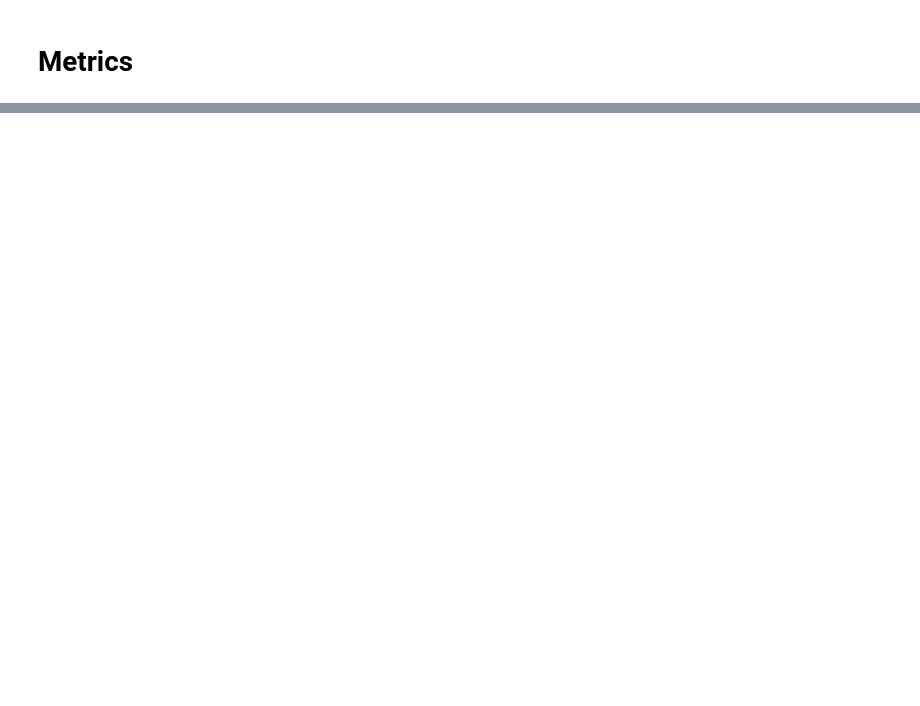
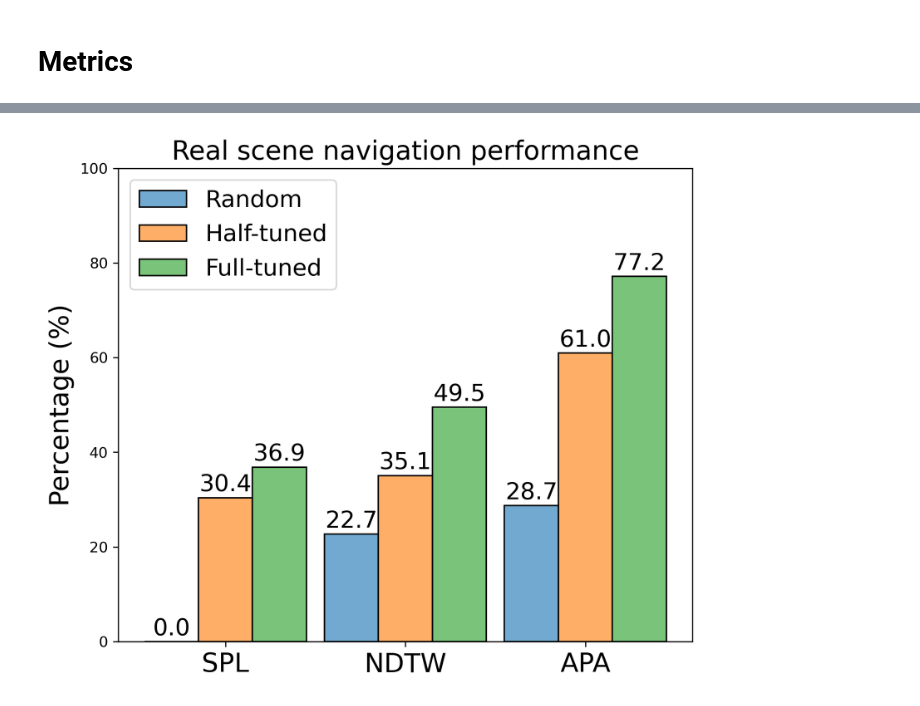
Before and after one commit to RavenKiller/MEE, a Jupyter notebook: scripts/evo_data_realscene.ipynb, the cells around one changed output, grey strips where cells are left out. Drawn from its saved outputs; the diff is of its cells as text; code cells hidden in the pictures; blank space fills up the shorter version.

```diff
--- a/scripts/evo_data_realscene.ipynb
+++ b/scripts/evo_data_realscene.ipynb
@@ -1039,20 +1016,2 @@ ce_inst[180]
 # %% [markdown]
 # Metrics
-# %%
-DATA_FOLDER = Path("/root/autodl-tmp/vlntj-ce")
-EPISODE_NUM = 13
-import math
-import numpy as np
-FORWARD = 1
-TURN_LEFT = 2
-TURN_RIGHT = 3
-class Metrics:
-    def __init__(self, pred_action, gt_action):
-        self.pred_action = pred_action
-        self.gt_action = gt_action
-        self.pred_position, self.pred_heading = self.calc_pos(pred_action)
-        self.gt_position, self.gt_heading = self.calc_pos(gt_action)
-    def calc_pose(self, action):
-        start_position = [0.0, 0.0]
-        for a in action:
-            if a==1:
@@ -1058,0 +1227,40 @@ class Metrics:
+# %%
+import matplotlib.pyplot as plt
+import numpy as np
+
+FS = 18
+species = ("SPL", "NDTW", "APA", )
+penguin_means = {
+    'Random': np.array([results_random["spl"], results_random["ndtw"], results_random["apa"]])*100,
+    'Half-tuned': np.array([results_half_tune["spl"], results_half_tune["ndtw"], results_half_tune["apa"]])*100,
+    'Full-tuned': np.array([results_full_tune["spl"], results_full_tune["ndtw"], results_full_tune["apa"]])*100,
+}
+
+x = np.arange(len(species))  # the label locations
+width = 0.3  # the width of the bars
+multiplier = 0
+
+fig, ax = plt.subplots(layout='constrained',dpi=300, figsize=(6.4,5.4))
+colors = plt.cm.viridis(np.array([0.0, 0.5, 1.0]))
+for i in range(3):
+    colors[i][3] = 0.5
+colors = ['#1f77b4a0', '#ff7f0ea0', '#2ca02ca0']
+for i, (attribute, measurement) in enumerate(penguin_means.items()):
+    offset = width * multiplier
+    rects = ax.bar(x + offset, measurement, width, label=attribute, color=colors[i], edgecolor="black")
+    ax.bar_label(rects, fmt="%.1f", padding=1, fontsize=FS-2)
+    multiplier += 1
+
+# Add some text for labels, title and custom x-axis tick labels, etc.
+ax.set_ylabel('Percentage (%)', fontsize=FS)
+ax.set_title('Real scene navigation performance', fontsize=FS)
+ax.set_xticks(x + width, species, fontsize=FS)
+ax.legend(loc='upper left', ncols=1, prop={'size': FS-2})
+ax.set_ylim(0, 100)
+plt.tight_layout()
+plt.savefig("real_scene.pdf", dpi=300, bbox_inches="tight", pad_inches=0)
+plt.savefig("real_scene.svg", dpi=300, bbox_inches="tight", pad_inches=0)
+
+plt.show()
+# %% [output]
+[figure, added]
```
Also changed, not shown: parts of 12 cells of this notebook, 2 other files.
